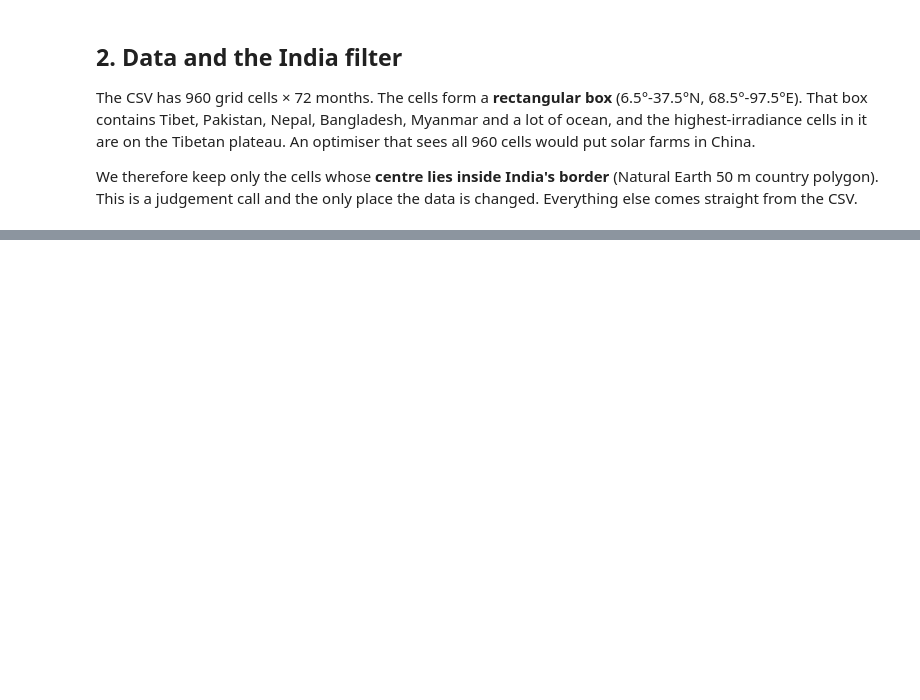
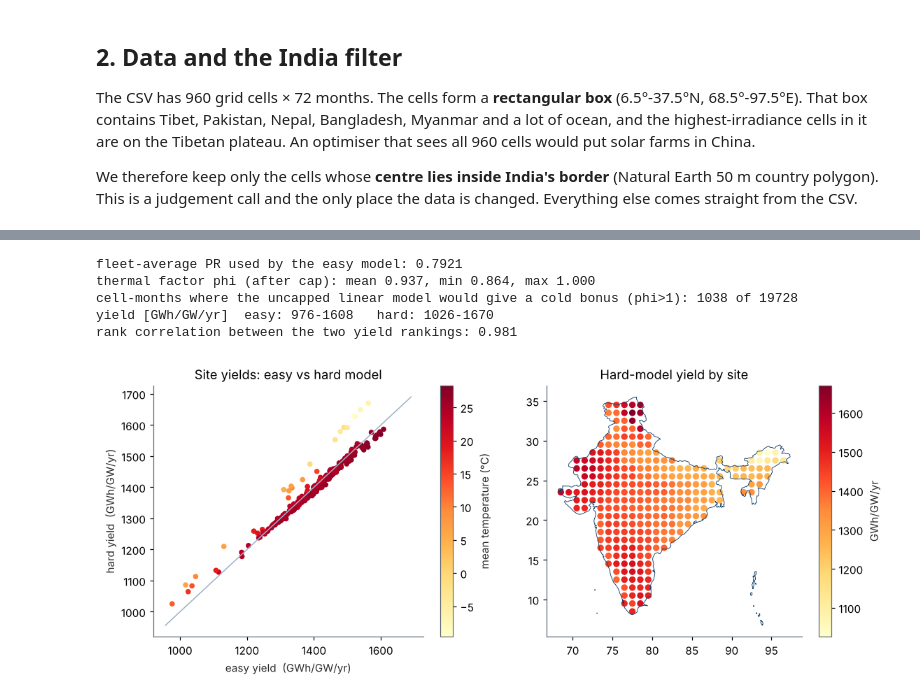
Before and after one commit to a-b007/solar-site-optimization, a Jupyter notebook: Solar_Optimization.ipynb, the cells around one changed output, grey strips where cells are left out. Saved outputs shown, nothing was run; the diff lists cells and outputs as text; code cells hidden in the pictures; blank space fills up the shorter version.

```diff
--- a/Solar_Optimization.ipynb
+++ b/Solar_Optimization.ipynb
@@ -654,0 +187,38 @@ files written: results.json, site_results.csv, figures/*.png
+# %%
+days72 = np.tile(DAYS, 6)[None, :]
+
+def make_yields(delta=DELTA_T, phimax=PHI_MAX):
+    """Hard-model yields e_it (GWh per GW per month), shape (n, 72), and the thermal factor phi."""
+    G_op   = 1000.0 * GHI / SUN_HOURS
+    T_cell = TEMP + delta + G_op / (U0 + U1 * WIND)
+    phi    = 1.0 + GAMMA * (T_cell - 25.0)
+    if phimax is not None: phi = np.minimum(phi, phimax)
+    return ETA0 * phi * GHI * days72, phi
+
+E_hard, phi = make_yields()
+phi_raw = make_yields(phimax=None)[1]
+PR_easy = E_hard.sum() / (GHI * days72).sum()
+E_easy = PR_easy * GHI * days72
+ebar_easy, ebar_hard = E_easy.sum(1) / 6, E_hard.sum(1) / 6
+
+print(f"fleet-average PR used by the easy model: {PR_easy:.4f}")
+print(f"thermal factor phi (after cap): mean {phi.mean():.3f}, min {phi.min():.3f}, max {phi.max():.3f}")
+print(f"cell-months where the uncapped linear model would give a cold bonus (phi>1): {int((phi_raw > 1).sum())} of {phi.size}")
+print(f"yield [GWh/GW/yr]  easy: {ebar_easy.min():.0f}-{ebar_easy.max():.0f}   hard: {ebar_hard.min():.0f}-{ebar_hard.max():.0f}")
+print(f"rank correlation between the two yield rankings: {pd.Series(ebar_easy).corr(pd.Series(ebar_hard), method='spearman'):.3f}")
+
+fig, ax = plt.subplots(1, 2, figsize=(10.5, 4.3))
+sc = ax[0].scatter(ebar_easy, ebar_hard, c=TEMP.mean(1), cmap="YlOrRd", s=16)
+lim = [min(ebar_easy.min(), ebar_hard.min()) - 20, max(ebar_easy.max(), ebar_hard.max()) + 20]; ax[0].plot(lim, lim, color=GREY, lw=1)
+ax[0].set_xlabel("easy yield  (GWh/GW/yr)"); ax[0].set_ylabel("hard yield  (GWh/GW/yr)")
+ax[0].set_title("Site yields: easy vs hard model"); plt.colorbar(sc, ax=ax[0], label="mean temperature (°C)")
+sc = ax[1].scatter(sites.LON, sites.LAT, c=ebar_hard, cmap="YlOrRd", s=26); draw_india(ax[1], 0.6)
+ax[1].set_aspect("equal"); ax[1].set_title("Hard-model yield by site"); plt.colorbar(sc, ax=ax[1], label="GWh/GW/yr")
+plt.tight_layout(); plt.savefig("figures/fig_yield.png", dpi=200); plt.show()
+# %% [output]
+fleet-average PR used by the easy model: 0.7921
+thermal factor phi (after cap): mean 0.937, min 0.864, max 1.000
+cell-months where the uncapped linear model would give a cold bonus (phi>1): 1038 of 19728
+yield [GWh/GW/yr]  easy: 976-1608   hard: 1026-1670
+rank correlation between the two yield rankings: 0.981
+[figure, added]
```
Also changed, not shown: parts of 50 cells of this notebook, 4 other files.
